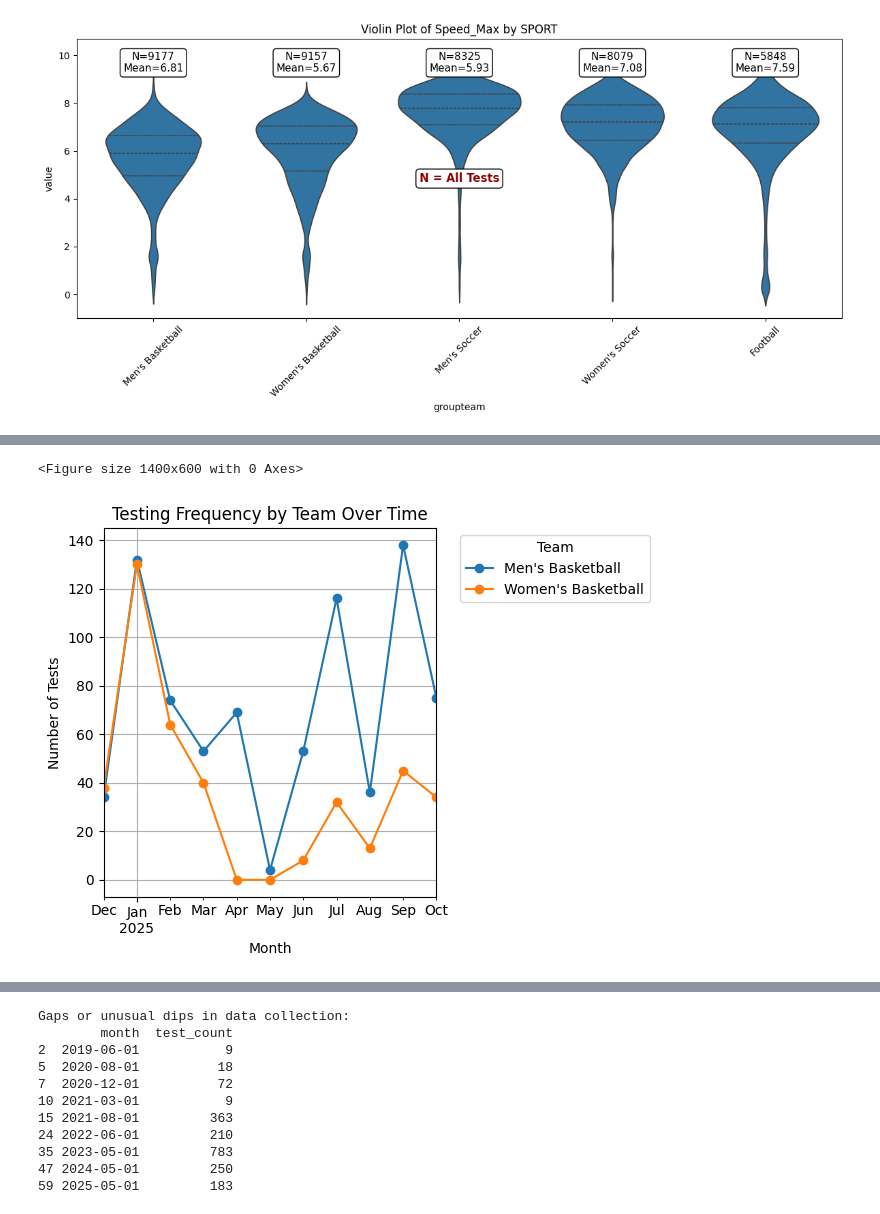
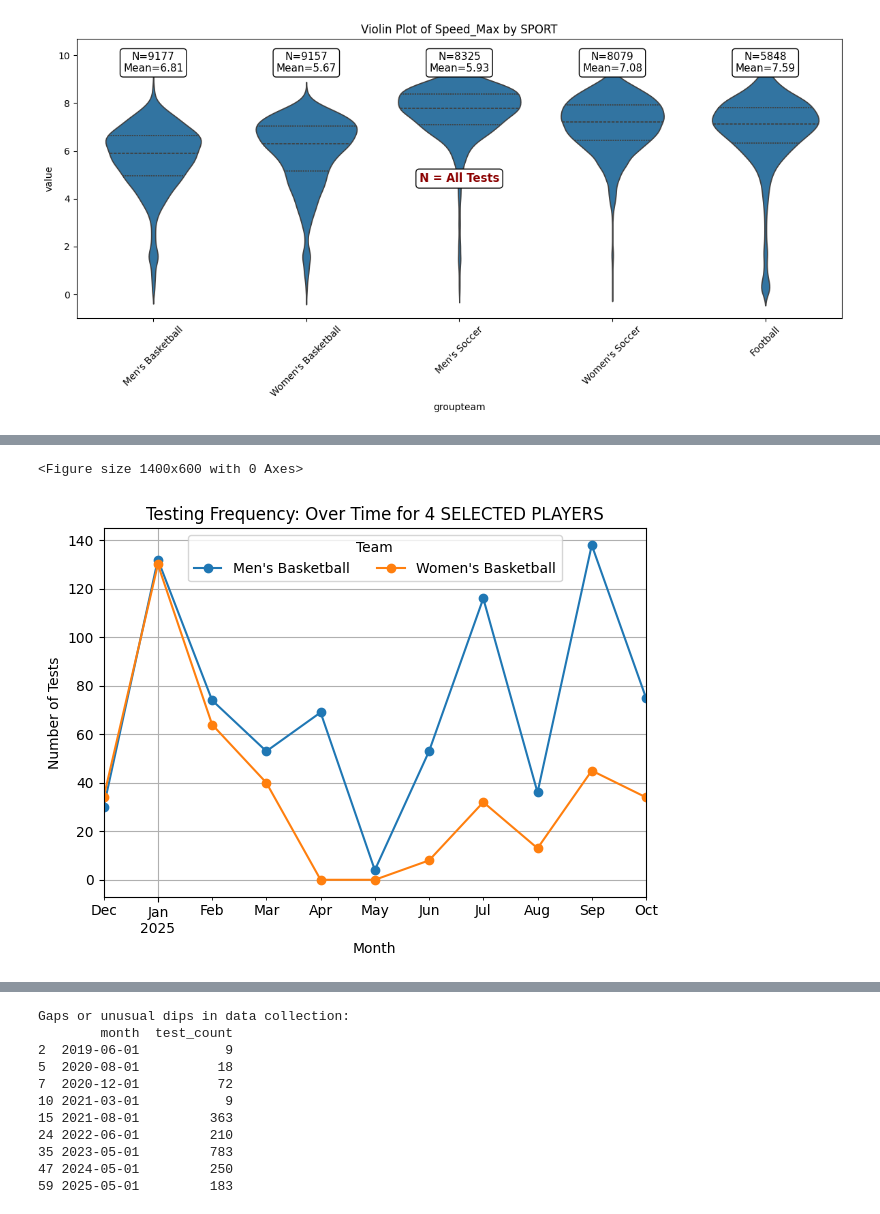
Before and after one commit to briggsprashar/sports_metric_analysis, a Jupyter notebook: scripts/part3.2_viz_comparison.ipynb, the cells around one changed output, grey strips where cells are left out. Cells and saved outputs as stored; diff of their text form; code cells hidden in the pictures.

```diff
--- a/scripts/part3.2_viz_comparison.ipynb
+++ b/scripts/part3.2_viz_comparison.ipynb
@@ -271,30 +316,41 @@ print(anova_df.sort_values(by='metric'))
 # %%
-#3.2C  Create a visualization showing testing frequency by team over time
+# 3.2C  Create a visualization showing testing frequency by team over time
+
+# this will show testing frequency for 4 selected Men and Women Basketball players over time
+
+import pandas as pd
+import matplotlib.pyplot as plt
 
 # Load and clean the dataset
 df = pd.read_csv('../raw/selected_players_data.csv')
 df['timestamp'] = pd.to_datetime(df['timestamp'], errors='coerce')
 df = df.dropna(subset=['timestamp', 'groupteam'])
+
+# Restrict to only Men's and Women's Basketball
+df = df[df['groupteam'].isin(["Men's Basketball", "Women's Basketball"])]
 
 # Create a 'month' column
 df['month'] = df['timestamp'].dt.to_period('M').dt.to_timestamp()
 
 # Group by team and month to count tests
 test_counts = df.groupby(['groupteam', 'month']).size().reset_index(name='test_count')
 
 # Pivot for plotting
 pivot_df = test_counts.pivot(index='month', columns='groupteam', values='test_count').fillna(0)
 
 # Plot
 plt.figure(figsize=(14, 6))
 pivot_df.plot(marker='o')
-plt.title("Testing Frequency by Team Over Time")
+plt.title("Testing Frequency: Over Time for 4 SELECTED PLAYERS")
 plt.xlabel("Month")
 plt.ylabel("Number of Tests")
 plt.grid(True)
-plt.legend(title='Team', bbox_to_anchor=(1.05, 1), loc='upper left')
+
+# Legend at the TOP MIDDLE inside the plot
+plt.legend(title='Team', loc='upper center', bbox_to_anchor=(0.5, 1.0), ncol=2)
+
 plt.tight_layout()
 plt.show()
 # %% [output]
 <Figure size 1400x600 with 0 Axes>
-[figure, old version]
+[figure, new version]
```
Also changed, not shown: parts of 23 cells of this notebook, 1 other file.
